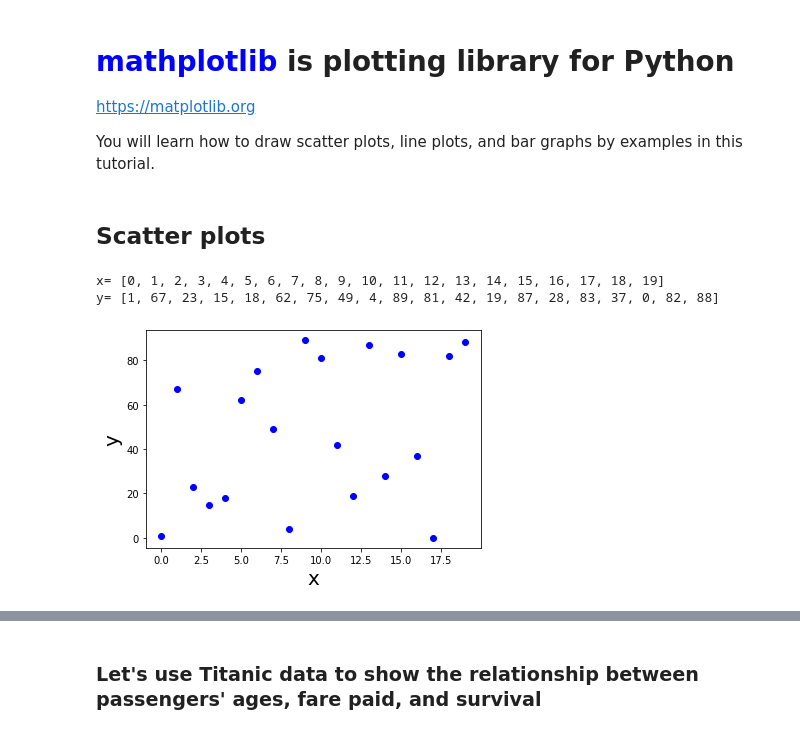
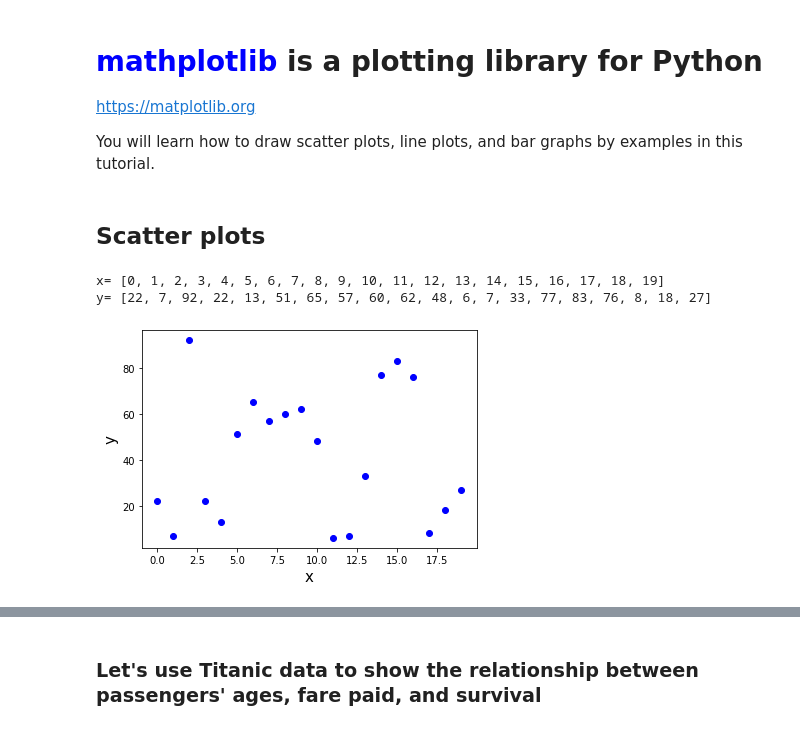
Before and after one commit to edogdu/intro_to_python, a Jupyter notebook: ch12_visualization.ipynb, the cells around one changed output, grey strips where cells are left out. Cells and saved outputs as stored; diff of their text form; code cells hidden in the pictures.

```diff
--- a/ch12_visualization.ipynb
+++ b/ch12_visualization.ipynb
@@ -5,5 +7,5 @@ Author: Dr. Erdogan Dogdu
 # %% [markdown]
-# <span style="color:blue">mathplotlib</span> is plotting library for Python
+# <span style="color:blue">mathplotlib</span> is a plotting library for Python
 
 https://matplotlib.org
 
@@ -17,21 +19,21 @@ import random
 # %%
 numdots = 20
 # generate random x and y values between 0-9
 xval = [x for x in range(numdots)]
 yval = [int(random.random()*100) for _ in range(numdots)]
 print('x=',xval)
 print('y=',yval)
 
 # draw a scatter figure for (x,y) values
 plt.scatter(xval, yval, color='blue')
-plt.xlabel('x', fontsize=20)
-plt.ylabel('y', fontsize=20)
+plt.xlabel('x', fontsize=15)
+plt.ylabel('y', fontsize=15)
 
 plt.show()
 # %% [output]
 x= [0, 1, 2, 3, 4, 5, 6, 7, 8, 9, 10, 11, 12, 13, 14, 15, 16, 17, 18, 19]
-y= [1, 67, 23, 15, 18, 62, 75, 49, 4, 89, 81, 42, 19, 87, 28, 83, 37, 0, 82, 88]
+y= [22, 7, 92, 22, 13, 51, 65, 57, 60, 62, 48, 6, 7, 33, 77, 83, 76, 8, 18, 27]
-[figure, old version]
+[figure, new version]
 # %%
 numdots = 100
 
```
Also changed, not shown: parts of 12 cells of this notebook.
